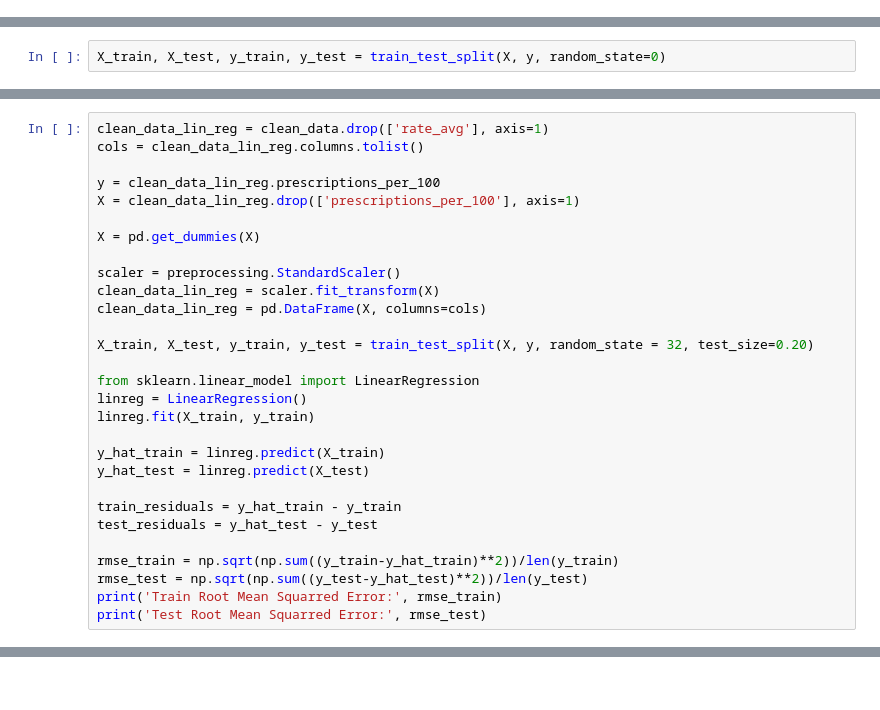
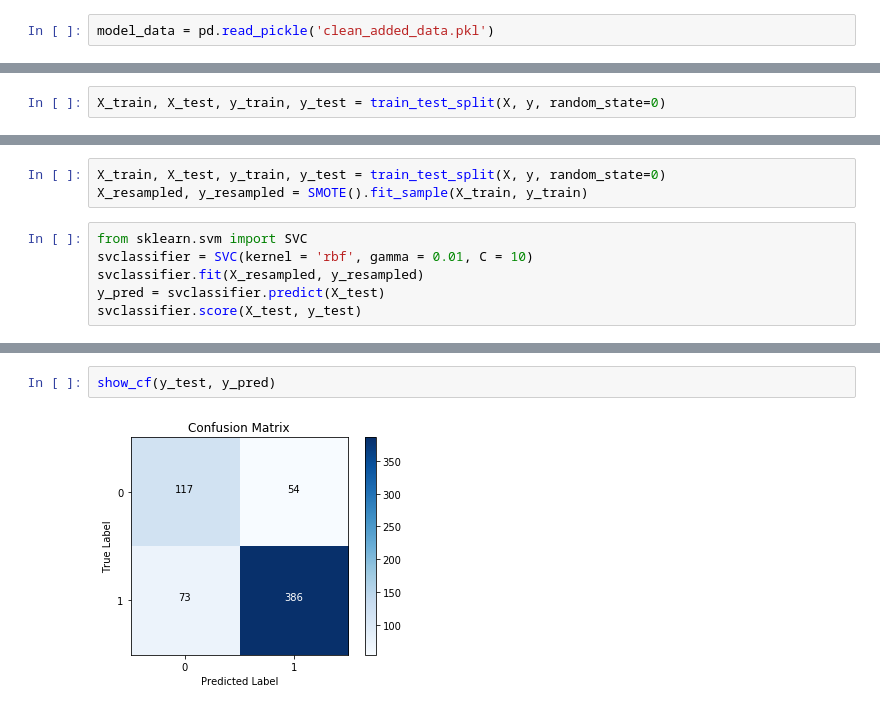
Before and after one commit to kahartman2/county_level_drug_impact, a Jupyter notebook: models.ipynb, the cells around one changed output, grey strips where cells are left out. Drawn from its saved outputs; the diff is of its cells as text.

Commit message:
cleaned models

```diff
--- a/models.ipynb
+++ b/models.ipynb
@@ -208,0 +28,2 @@ X.head()
+# %%
+model_data = pd.read_pickle('clean_added_data.pkl')
@@ -1282,29 +241,0 @@ model_data = pd.read_pickle('clean_added_')
-# %%
-clean_data_lin_reg = clean_data.drop(['rate_avg'], axis=1)
-cols = clean_data_lin_reg.columns.tolist()
-
-y = clean_data_lin_reg.prescriptions_per_100
-X = clean_data_lin_reg.drop(['prescriptions_per_100'], axis=1)
-
-X = pd.get_dummies(X)
-
-scaler = preprocessing.StandardScaler()
-clean_data_lin_reg = scaler.fit_transform(X)
-clean_data_lin_reg = pd.DataFrame(X, columns=cols)
-
-X_train, X_test, y_train, y_test = train_test_split(X, y, random_state = 32, test_size=0.20)
-
-from sklearn.linear_model import LinearRegression
-linreg = LinearRegression()
-linreg.fit(X_train, y_train)
-
-y_hat_train = linreg.predict(X_train)
-y_hat_test = linreg.predict(X_test)
-
-train_residuals = y_hat_train - y_train
-test_residuals = y_hat_test - y_test
-
-rmse_train = np.sqrt(np.sum((y_train-y_hat_train)**2))/len(y_train)
-rmse_test = np.sqrt(np.sum((y_test-y_hat_test)**2))/len(y_test)
-print('Train Root Mean Squarred Error:', rmse_train)
-print('Test Root Mean Squarred Error:', rmse_test)
@@ -1348,0 +628,9 @@ ax.barh(impt_list_f, impt_list_c)
+# %%
+X_train, X_test, y_train, y_test = train_test_split(X, y, random_state=0)
+X_resampled, y_resampled = SMOTE().fit_sample(X_train, y_train)
+# %%
+from sklearn.svm import SVC
+svclassifier = SVC(kernel = 'rbf', gamma = 0.01, C = 10)
+svclassifier.fit(X_resampled, y_resampled)
+y_pred = svclassifier.predict(X_test)
+svclassifier.score(X_test, y_test)
@@ -1348,0 +646,4 @@ ax.barh(impt_list_f, impt_list_c)
+# %%
+show_cf(y_test, y_pred)
+# %% [output]
+[figure, added]
```
Also changed, not shown: parts of 182 cells of this notebook.
